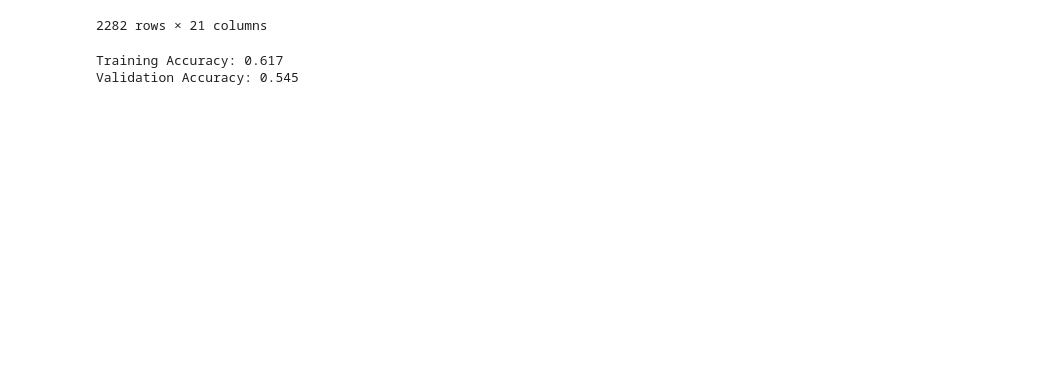
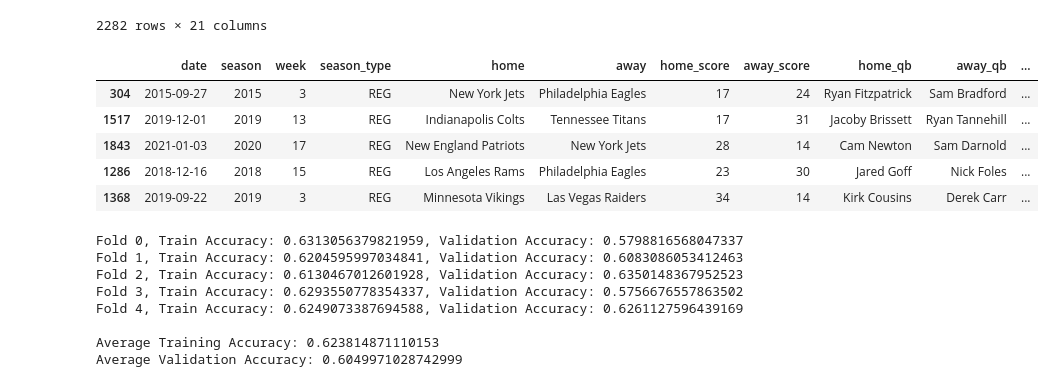
Before and after one commit to imac19/nfl_prediction, a Jupyter notebook: modeling/game_outcome_modeling/game_outcome_modeling.ipynb, the cells around one changed output. Cells and saved outputs as stored; diff of their text form; code cells hidden in the pictures; blank space fills up the shorter version.

Commit message:
finished the v2 models, adjusted game outcome model to use v2 and use cross validation

```diff
--- a/modeling/game_outcome_modeling/game_outcome_modeling.ipynb
+++ b/modeling/game_outcome_modeling/game_outcome_modeling.ipynb
@@ -82,16 +97,25 @@ nfl_cleaned
 | 2290 | 2022-11-10 | 2022 | 10 | REG | Carolina Panthers | Atlanta Falcons | 25 | 15 | P.J. Walker | Marcus Mariota | ... |
 2282 rows × 21 columns
 # %%
-# Split data into training, validation, and testing sets
+# Split data into train and test sets, cross validation for hyperparameter tuning
 
-train_df = nfl_cleaned[(nfl_cleaned.season <= 2020) | ((nfl_cleaned.season == 2021) & (nfl_cleaned.week <= 8))]
+train_df = nfl_cleaned[nfl_cleaned.season <= 2021]
 train_df = train_df.dropna()
-
-val_df = nfl_cleaned[((nfl_cleaned.season == 2021) & (nfl_cleaned.week > 8))]
-val_df = val_df.dropna()
 
 test_df = nfl_cleaned[nfl_cleaned.season == 2022]
 test_df = test_df.dropna()
+# %%
+# Shuffle training set before cross validation
+
+train_df_shuffled = train_df.sample(frac=1, random_state=42)
+train_df_shuffled.head()
+# %% [output]
+|  | date | season | week | season_type | home | away | home_score | away_score | home_qb | away_qb | ... |
+| 304 | 2015-09-27 | 2015 | 3 | REG | New York Jets | Philadelphia Eagles | 17 | 24 | Ryan Fitzpatrick | Sam Bradford | ... |
+| 1517 | 2019-12-01 | 2019 | 13 | REG | Indianapolis Colts | Tennessee Titans | 17 | 31 | Jacoby Brissett | Ryan Tannehill | ... |
+| 1843 | 2021-01-03 | 2020 | 17 | REG | New England Patriots | New York Jets | 28 | 14 | Cam Newton | Sam Darnold | ... |
+| 1286 | 2018-12-16 | 2018 | 15 | REG | Los Angeles Rams | Philadelphia Eagles | 23 | 30 | Jared Goff | Nick Foles | ... |
+| 1368 | 2019-09-22 | 2019 | 3 | REG | Minnesota Vikings | Las Vegas Raiders | 34 | 14 | Kirk Cousins | Derek Carr | ... |
 # %%
 # Prepare feature list
 
@@ -132,11 +158,15 @@ def print_accuracies(train_pred, train_y, val_pred, val_y):
 # %%
 # Simple Logistic Regression Model
 
-lr_model = LogisticRegression().fit(train_x, train_y)
+lr_model = LogisticRegression()
 
-lr_train_preds, lr_train_probs, lr_val_preds, lr_val_probs, lr_test_preds, lr_test_probs = get_preds(lr_model, train_x, val_x, test_x)
-
-print_accuracies(lr_train_preds, train_y, lr_val_preds, val_y)
+print_cv_results(lr_model, train_x, train_y, 5)
 # %% [output]
-Training Accuracy: 0.617
-Validation Accuracy: 0.545
+Fold 0, Train Accuracy: 0.6313056379821959, Validation Accuracy: 0.5798816568047337
+Fold 1, Train Accuracy: 0.6204595997034841, Validation Accuracy: 0.6083086053412463
+Fold 2, Train Accuracy: 0.6130467012601928, Validation Accuracy: 0.6350148367952523
+Fold 3, Train Accuracy: 0.6293550778354337, Validation Accuracy: 0.5756676557863502
+Fold 4, Train Accuracy: 0.6249073387694588, Validation Accuracy: 0.6261127596439169
+
+Average Training Accuracy: 0.623814871110153
+Average Validation Accuracy: 0.6049971028742999
```
Also changed, not shown: parts of 5 cells of this notebook, 5 other files.
